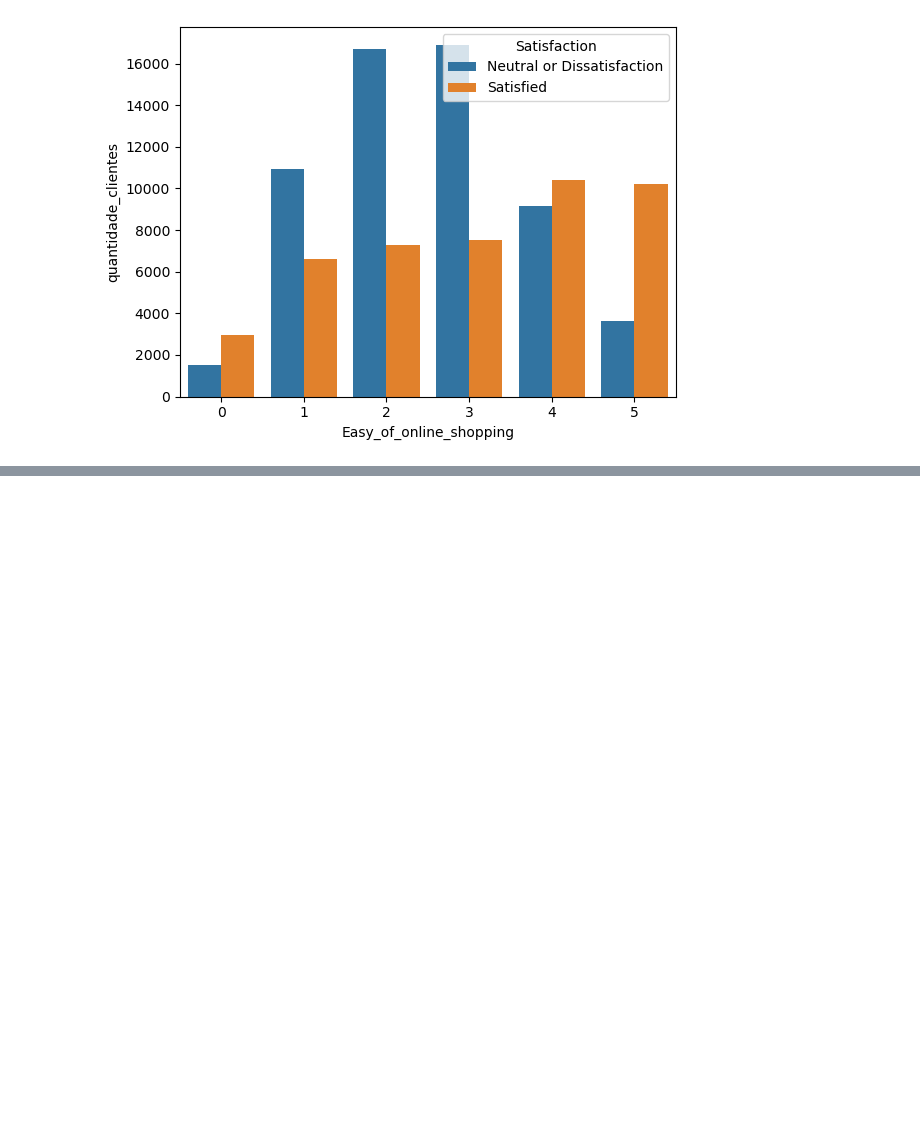
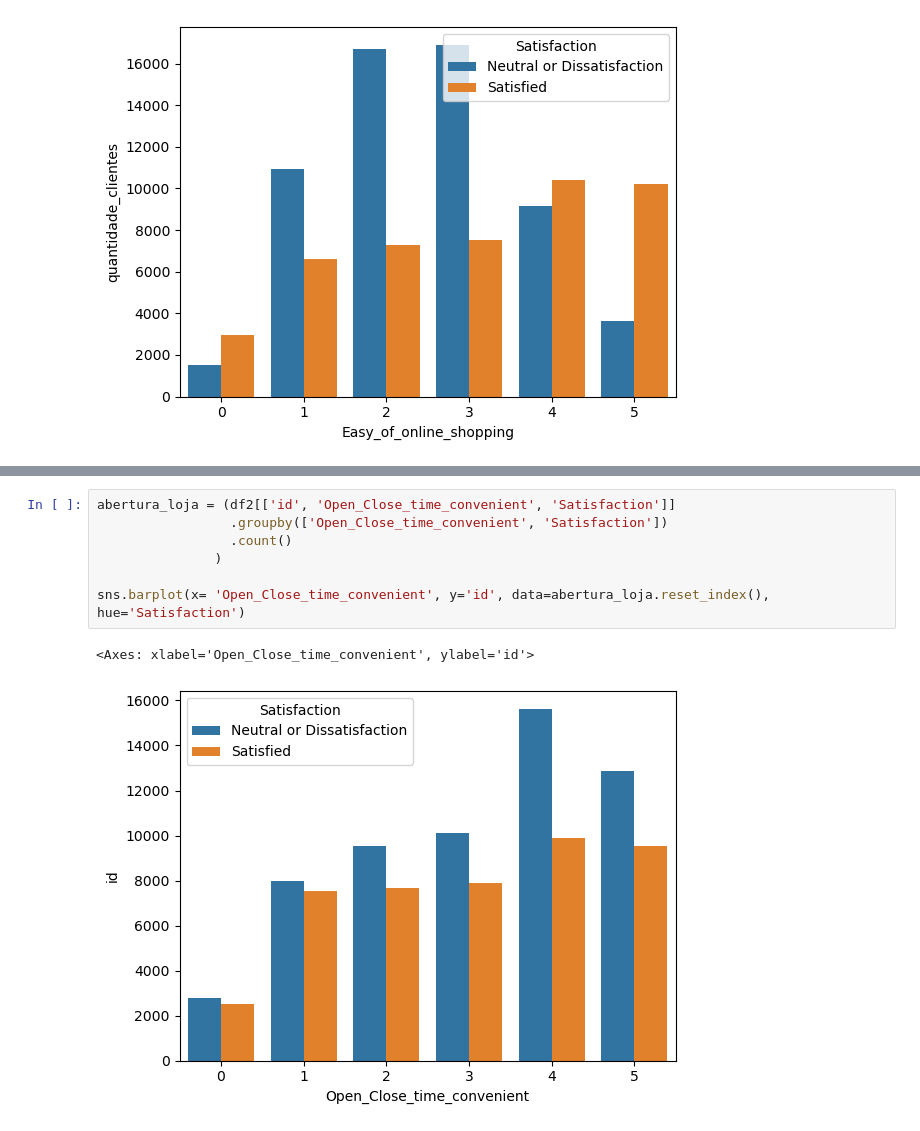
Before and after one commit to Lucas-Sobreira/Hackday_InStyle_Promoter_Score, a Jupyter notebook: projeto.ipynb, the cells around one changed output, grey strips where cells are left out. Cells and saved outputs as stored; diff of their text form; blank space fills up the shorter version.

```diff
--- a/projeto.ipynb
+++ b/projeto.ipynb
@@ -305,0 +342,10 @@ distancia_loja
+# %%
+abertura_loja = (df2[['id', 'Open_Close_time_convenient', 'Satisfaction']]
+                 .groupby(['Open_Close_time_convenient', 'Satisfaction'])
+                 .count()
+               )
+
+sns.barplot(x= 'Open_Close_time_convenient', y='id', data=abertura_loja.reset_index(), hue='Satisfaction')
+# %% [output]
+<Axes: xlabel='Open_Close_time_convenient', ylabel='id'>
+[figure, added]
```
Also changed, not shown: parts of 21 cells of this notebook.
